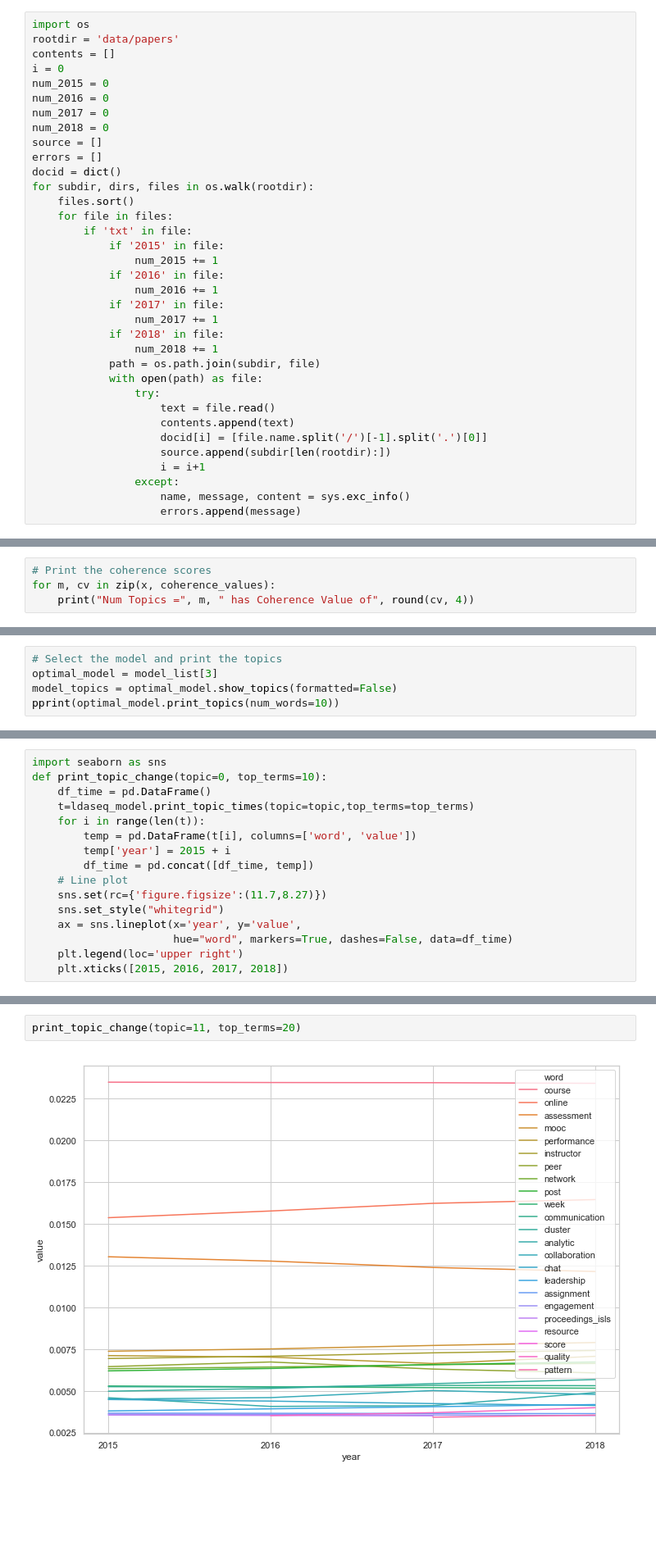
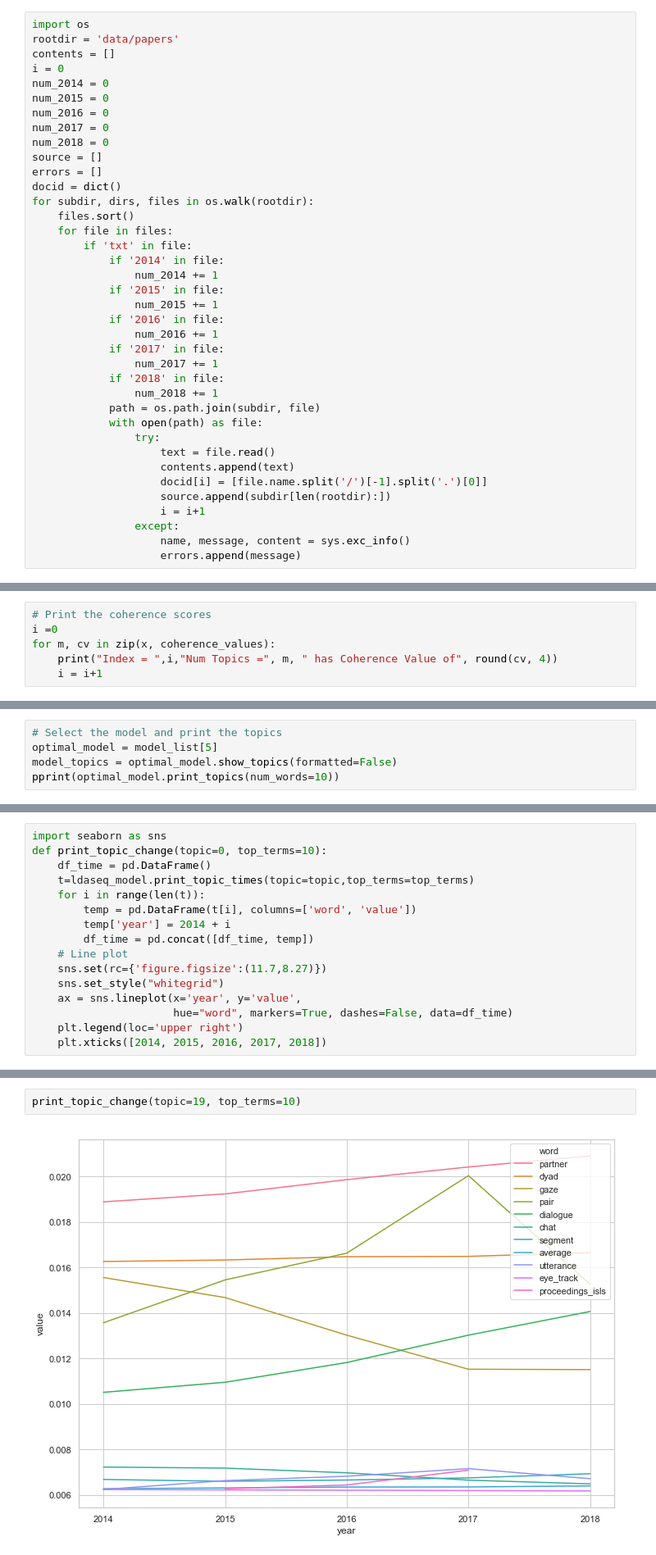
Before and after one commit to sting1000/semester-project, a Jupyter notebook: Topic Modeling.ipynb, the cells around one changed output, grey strips where cells are left out. Shown at 82% size. Drawn from its saved outputs; the diff is of its cells as text; blank space fills up the shorter version.

```diff
--- a/Topic Modeling.ipynb
+++ b/Topic Modeling.ipynb
@@ -95,6 +95,7 @@ import os
 rootdir = 'data/papers'
 contents = []
 i = 0
+num_2014 = 0
 num_2015 = 0
 num_2016 = 0
 num_2017 = 0
@@ -106,6 +107,8 @@ for subdir, dirs, files in os.walk(rootdir):
     files.sort()
     for file in files:
         if 'txt' in file:
+            if '2014' in file:
+                num_2014 += 1
             if '2015' in file:
                 num_2015 += 1
             if '2016' in file:
@@ -418,5 +422,7 @@ plt.show()
 # %%
 # Print the coherence scores
+i =0
 for m, cv in zip(x, coherence_values):
-    print("Num Topics =", m, " has Coherence Value of", round(cv, 4))
+    print("Index = ",i,"Num Topics =", m, " has Coherence Value of", round(cv, 4))
+    i = i+1
 # %% [output]
@@ -441,7 +447,7 @@ We can see the score line is not quite regular but overall there is a limitation
 So for further steps I will choose the model with 12 topics which is an adequate topic amount.
 # %%
 # Select the model and print the topics
-optimal_model = model_list[3]
+optimal_model = model_list[5]
 model_topics = optimal_model.show_topics(formatted=False)
 pprint(optimal_model.print_topics(num_words=10))
 # %% [output]
@@ -658,7 +665,7 @@ def print_topic_change(topic=0, top_terms=10):
     t=ldaseq_model.print_topic_times(topic=topic,top_terms=top_terms)
     for i in range(len(t)):
         temp = pd.DataFrame(t[i], columns=['word', 'value'])
-        temp['year'] = 2015 + i
+        temp['year'] = 2014 + i
         df_time = pd.concat([df_time, temp])
     # Line plot
     sns.set(rc={'figure.figsize':(11.7,8.27)})
@@ -666,7 +673,7 @@ def print_topic_change(topic=0, top_terms=10):
     ax = sns.lineplot(x='year', y='value',
                       hue="word", markers=True, dashes=False, data=df_time)
     plt.legend(loc='upper right')
-    plt.xticks([2015, 2016, 2017, 2018])
+    plt.xticks([2014, 2015, 2016, 2017, 2018])
 # %%
 pd.DataFrame(ldaseq_model.print_topics(top_terms=6))
 # %% [output]
@@ -688,5 +697,5 @@ pd.DataFrame(ldaseq_model.print_topics(top_terms=6))
 # %%
-print_topic_change(topic=11, top_terms=20)
+print_topic_change(topic=19, top_terms=10)
 # %% [output]
-[figure, old version]
+[figure, new version]
 # %%
```
Also changed, not shown: parts of 70 cells of this notebook.
